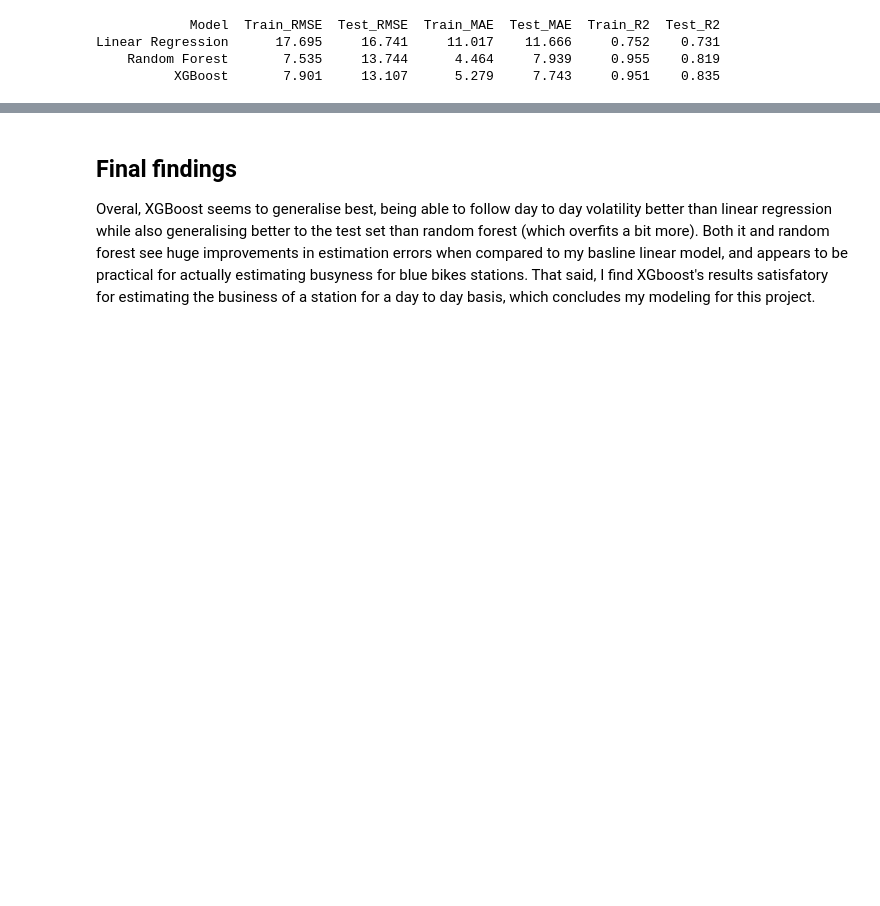
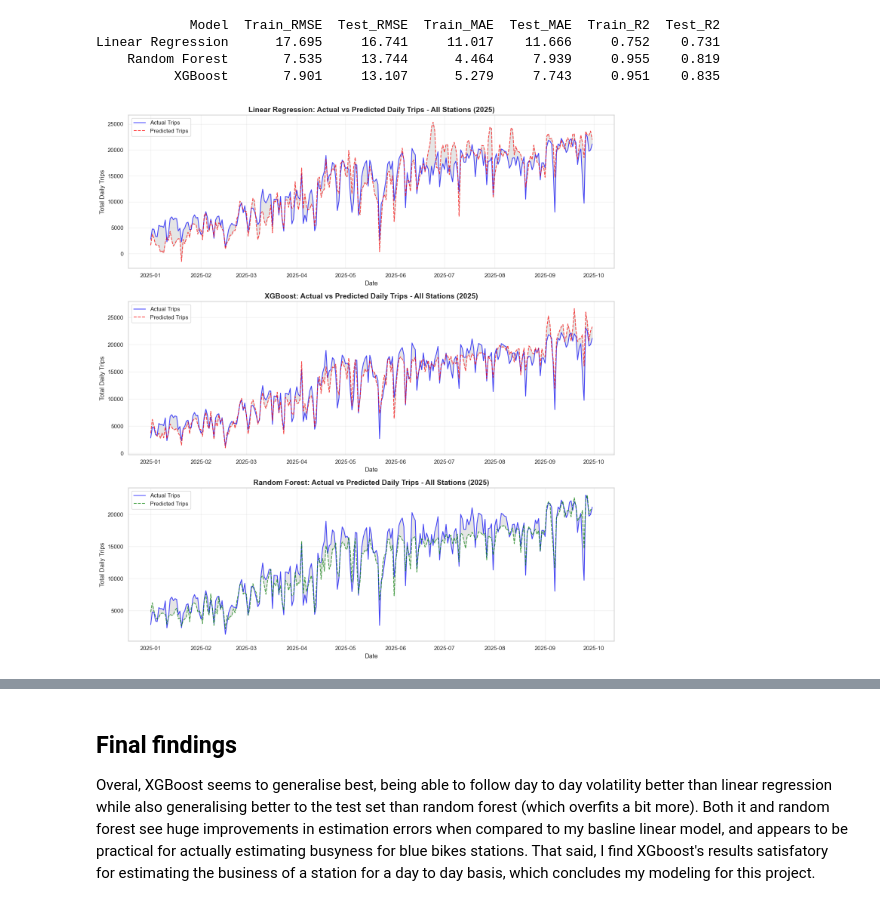
Before and after one commit to julianl05/506-final-project, a Jupyter notebook: notebooks/03_modeling.ipynb, the cells around one changed output, grey strips where cells are left out. Drawn from its saved outputs; the diff is of its cells as text; code cells hidden in the pictures; blank space fills up the shorter version.

```diff
--- a/notebooks/03_modeling.ipynb
+++ b/notebooks/03_modeling.ipynb
@@ -1092,3 +1278,99 @@ print(comparison.to_string(index=False))
 Linear Regression      17.695     16.741     11.017    11.666     0.752    0.731
     Random Forest       7.535     13.744      4.464     7.939     0.955    0.819
           XGBoost       7.901     13.107      5.279     7.743     0.951    0.835
+# %%
+# Create comparison timeline charts for all three models across entire test set
+# Aggregate daily totals across all stations
+daily_totals_lr = test_results.groupby('date').agg({
+    'trip_count': 'sum',
+    'predicted': 'sum'
+}).reset_index()
+
+daily_totals_xgb = xgb_results.groupby('date').agg({
+    'trip_count': 'sum',
+    'predicted_xgb': 'sum'
+}).reset_index()
+
+daily_totals_rf = rf_results.groupby('date').agg({
+    'trip_count': 'sum',
+    'predicted_rf': 'sum'
+}).reset_index()
+
+# Create figure with 3 subplots
+fig, axes = plt.subplots(3, 1, figsize=(14, 15))
+
+# Linear Regression
+axes[0].plot(daily_totals_lr['date'], daily_totals_lr['trip_count'],
+             linewidth=1.5, alpha=0.7, color='blue', label='Actual Trips')
+axes[0].plot(daily_totals_lr['date'], daily_totals_lr['predicted'],
+             linewidth=1.5, alpha=0.7, color='red', linestyle='--', label='Predicted Trips')
+axes[0].fill_between(daily_totals_lr['date'],
+                      daily_totals_lr['trip_count'],
+                      daily_totals_lr['predicted'],
+                      alpha=0.2, color='gray')
+axes[0].set_title('Linear Regression: Actual vs Predicted Daily Trips - All Stations (2025)',
+                   fontsize=14, fontweight='bold')
+axes[0].set_xlabel('Date')
+axes[0].set_ylabel('Total Daily Trips')
+axes[0].legend()
+axes[0].grid(True, alpha=0.3)
+
+# XGBoost
+axes[1].plot(daily_totals_xgb['date'], daily_totals_xgb['trip_count'],
+             linewidth=1.5, alpha=0.7, color='blue', label='Actual Trips')
+axes[1].plot(daily_totals_xgb['date'], daily_totals_xgb['predicted_xgb'],
+             linewidth=1.5, alpha=0.7, color='red', linestyle='--', label='Predicted Trips')
+axes[1].fill_between(daily_totals_xgb['date'],
+                      daily_totals_xgb['trip_count'],
+                      daily_totals_xgb['predicted_xgb'],
+                      alpha=0.2, color='gray')
+axes[1].set_title('XGBoost: Actual vs Predicted Daily Trips - All Stations (2025)',
+                   fontsize=14, fontweight='bold')
+axes[1].set_xlabel('Date')
+axes[1].set_ylabel('Total Daily Trips')
+axes[1].legend()
+axes[1].grid(True, alpha=0.3)
+
+# Random Forest
+axes[2].plot(daily_totals_rf['date'], daily_totals_rf['trip_count'],
+             linewidth=1.5, alpha=0.7, color='blue', label='Actual Trips')
+axes[2].plot(daily_totals_rf['date'], daily_totals_rf['predicted_rf'],
+             linewidth=1.5, alpha=0.7, color='green', linestyle='--', label='Predicted Trips')
+axes[2].fill_between(daily_totals_rf['date'],
+                      daily_totals_rf['trip_count'],
+                      daily_totals_rf['predicted_rf'],
+                      alpha=0.2, color='gray')
+axes[2].set_title('Random Forest: Actual vs Predicted Daily Trips - All Stations (2025)',
+                   fontsize=14, fontweight='bold')
+axes[2].set_xlabel('Date')
+axes[2].set_ylabel('Total Daily Trips')
+axes[2].legend()
+axes[2].grid(True, alpha=0.3)
+
+plt.tight_layout()
+plt.savefig('../visualizations/all_models_comparison_timeline.png', dpi=200, bbox_inches='tight')
+plt.show()
+
+print("✓ Comparison timeline chart saved")
+
+# Print summary statistics
+print("\n" + "=" * 80)
+print("DAILY TOTALS COMPARISON (All Stations)")
+print("=" * 80)
+print(f"\nLinear Regression:")
+print(f"  Mean daily total (actual): {daily_totals_lr['trip_count'].mean():.0f} trips")
+print(f"  Mean daily total (predicted): {daily_totals_lr['predicted'].mean():.0f} trips")
+print(f"  Daily RMSE: {np.sqrt(mean_squared_error(daily_totals_lr['trip_count'], daily_totals_lr['predicted'])):.0f} trips")
+
+print(f"\nXGBoost:")
+print(f"  Mean daily total (actual): {daily_totals_xgb['trip_count'].mean():.0f} trips")
+print(f"  Mean daily total (predicted): {daily_totals_xgb['predicted_xgb'].mean():.0f} trips")
+print(f"  Daily RMSE: {np.sqrt(mean_squared_error(daily_totals_xgb['trip_count'], daily_totals_xgb['predicted_xgb'])):.0f} trips")
+
+print(f"\nRandom Forest:")
+print(f"  Mean daily total (actual): {daily_totals_rf['trip_count'].mean():.0f} trips")
+print(f"  Mean daily total (predicted): {daily_totals_rf['predicted_rf'].mean():.0f} trips")
+print(f"  Daily RMSE: {np.sqrt(mean_squared_error(daily_totals_rf['trip_count'], daily_totals_rf['predicted_rf'])):.0f} trips")
+print("=" * 80)
+# %% [output]
+[figure, added]
```
Also changed, not shown: parts of 10 cells of this notebook, 8 other files.
